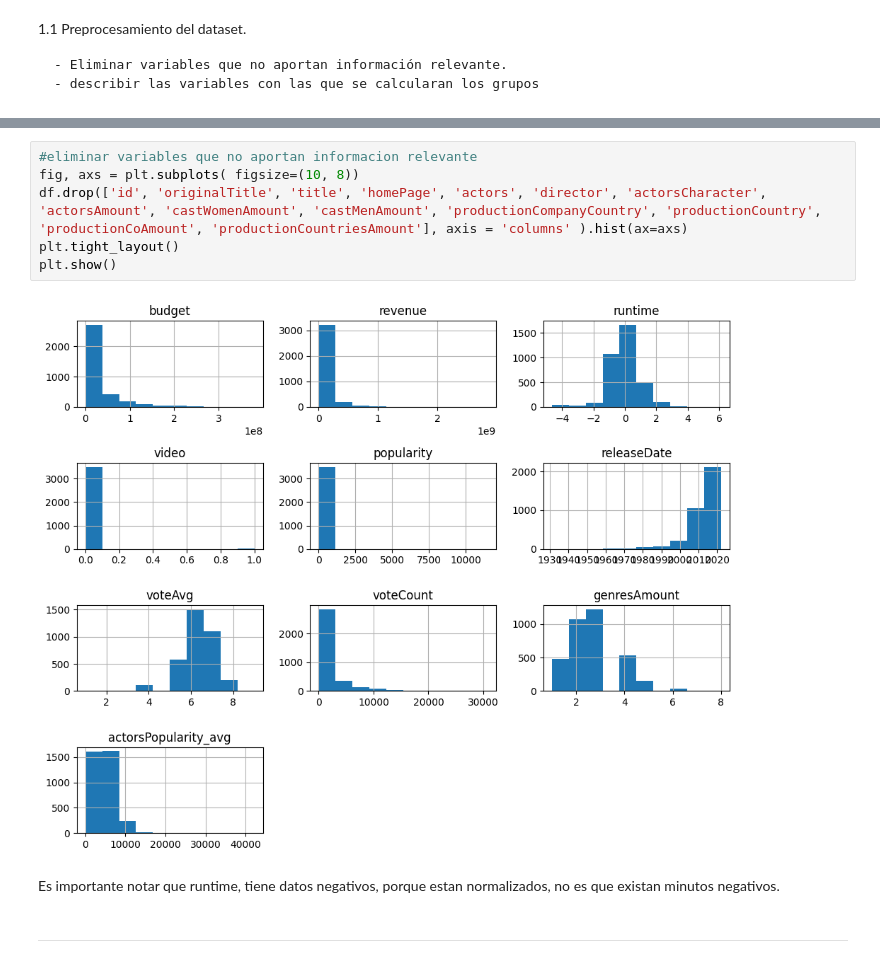
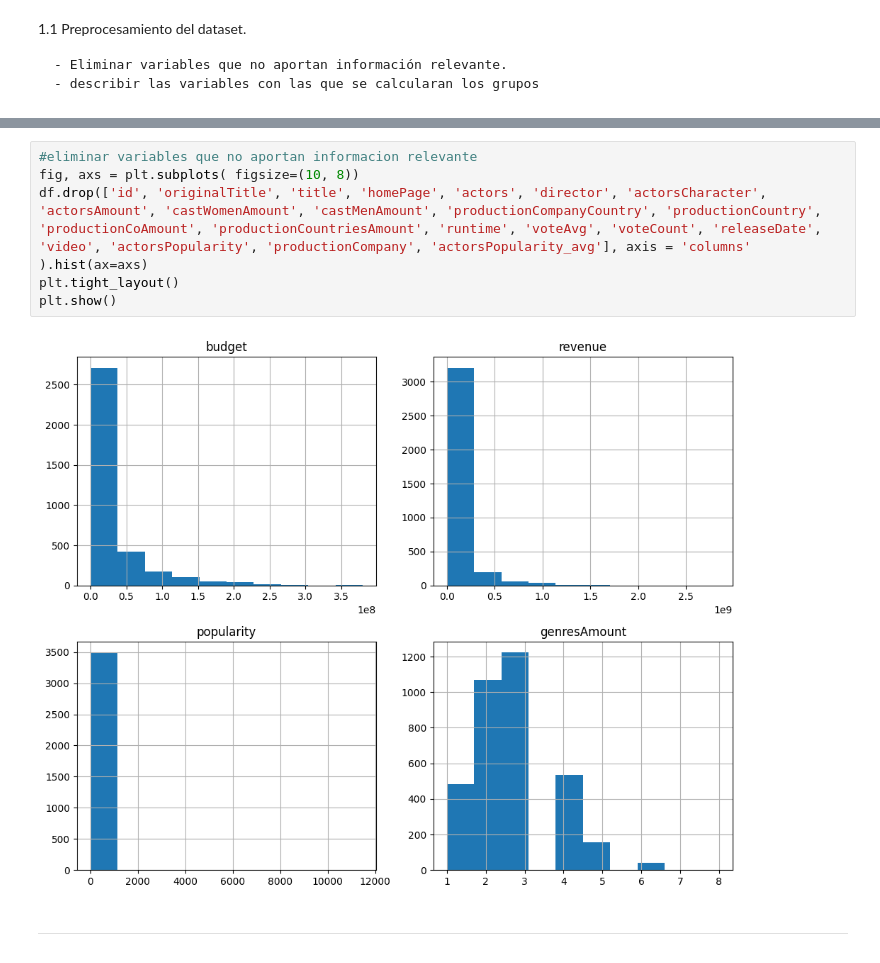
Before and after one commit to angelargd8/HTD2-MDD, a Jupyter notebook: main.ipynb, the cells around one changed output, grey strips where cells are left out. Drawn from its saved outputs; the diff is of its cells as text.

```diff
--- a/main.ipynb
+++ b/main.ipynb
@@ -344,13 +344,11 @@ variables que pueden servir:
 # %%
 #eliminar variables que no aportan informacion relevante
 fig, axs = plt.subplots( figsize=(10, 8))
-df.drop(['id', 'originalTitle', 'title', 'homePage', 'actors', 'director', 'actorsCharacter', 'actorsAmount', 'castWomenAmount', 'castMenAmount', 'productionCompanyCountry', 'productionCountry', 'productionCoAmount', 'productionCountriesAmount'], axis = 'columns' ).hist(ax=axs)
+df.drop(['id', 'originalTitle', 'title', 'homePage', 'actors', 'director', 'actorsCharacter', 'actorsAmount', 'castWomenAmount', 'castMenAmount', 'productionCompanyCountry', 'productionCountry', 'productionCoAmount', 'productionCountriesAmount', 'runtime', 'voteAvg', 'voteCount', 'releaseDate', 'video', 'actorsPopularity', 'productionCompany', 'actorsPopularity_avg'], axis = 'columns' ).hist(ax=axs)
 plt.tight_layout()
 plt.show()
 # %% [output]
-[figure, old version]
+[figure, new version]
-# %% [markdown]
-Es importante notar que runtime, tiene datos negativos, porque estan normalizados, no es que existan minutos negativos.
 # %% [markdown]
 ------
 # %% [markdown]
```
Also changed, not shown: parts of 9 cells of this notebook.
